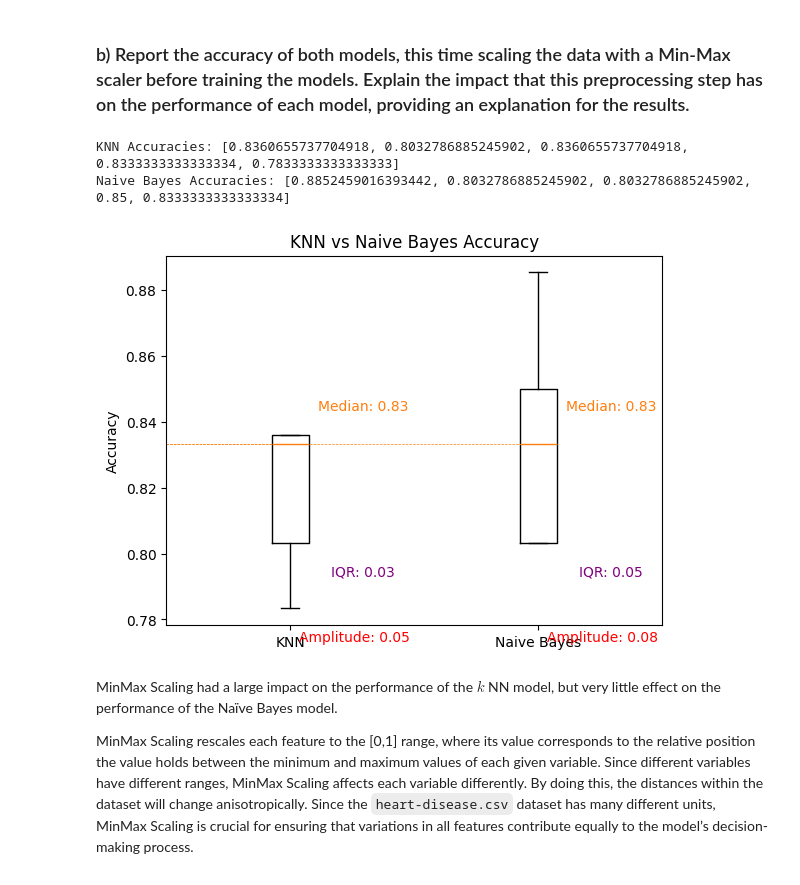
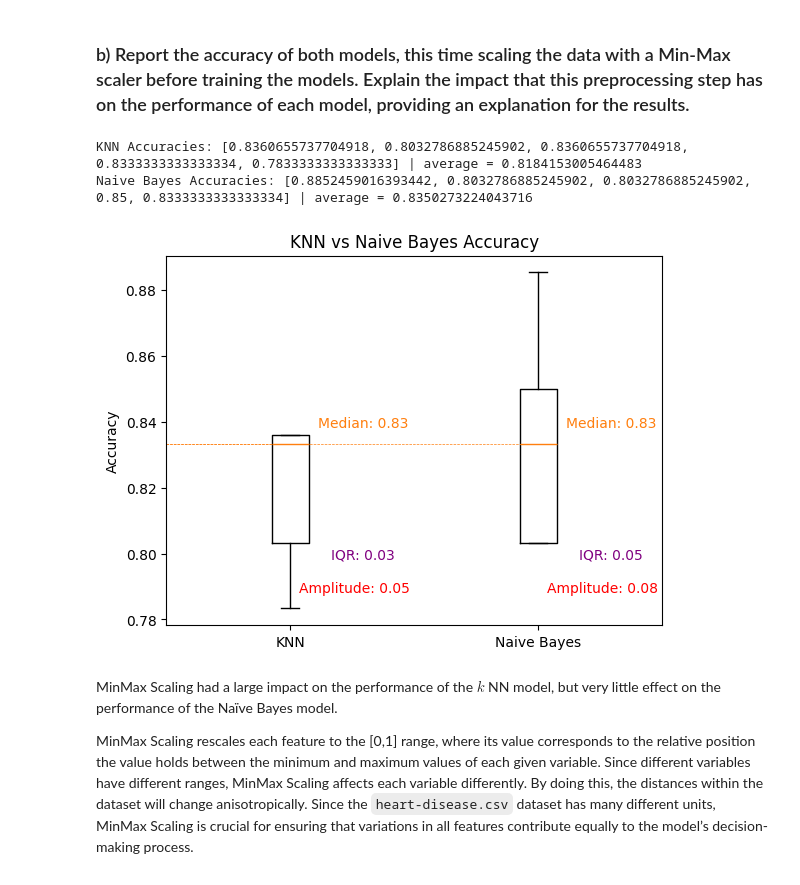
Before and after one commit to martinha-ssv/ML-Homeworks, a Jupyter notebook: HW2/G21_notebook.ipynb, the cells around one changed output. Drawn from its saved outputs; the diff is of its cells as text; code cells hidden in the pictures.

```diff
--- a/HW2/G21_notebook.ipynb
+++ b/HW2/G21_notebook.ipynb
@@ -69,15 +69,13 @@ knn_accuracies, nbayes_accuracies = knn_vs_nbayes(data)
 # %%
 # Create visualization
 
-def visualize_accuracies(knn_accuracies, nbayes_accuracies):
-    print(colored(f'KNN Accuracies: {knn_accuracies}', 'green'))
-    print(colored(f'Naive Bayes Accuracies: {nbayes_accuracies}', 'green'))
+def visualize_accuracies(knn_accuracies, nbayes_accuracies, xoffset, yoffset):
+    print(colored(f'KNN Accuracies: {knn_accuracies} | average = {np.mean(knn_accuracies)}', 'green'))
+    print(colored(f'Naive Bayes Accuracies: {nbayes_accuracies} | average = {np.mean(nbayes_accuracies)}', 'green'))
     fig = plt.boxplot([knn_accuracies, nbayes_accuracies], tick_labels=['KNN', 'Naive Bayes'])
 
     for i, line in enumerate(fig['medians']):
         x, y = line.get_xydata()[0]
-        xoffset = 0.37
-        yoffset = 0.01
         plt.text(x+xoffset, y+yoffset, f'Median: {y:.2f}', horizontalalignment='center', color='tab:orange')
         plt.axhline(y, color='tab:orange', linestyle='--', linewidth=0.5, xmax=0.5*x-0.2)
         q0 = fig['whiskers'][2*i].get_ydata()[1]
@@ -94,6 +92,7 @@ def visualize_accuracies(knn_accuracies, nbayes_accuracies):
     plt.ylabel('Accuracy')
     return fig
 
-fig = visualize_accuracies(knn_accuracies, nbayes_accuracies)
+fig = visualize_accuracies(knn_accuracies, nbayes_accuracies, 0.37, 0.01)
+plt.savefig('report_figs/knn_vs_nbayes.png')
 plt.show()
 # %% [output]
@@ -124,12 +123,13 @@ for idx, (train_index, _) in enumerate(splits):
 ### b) Report the accuracy of both models, this time scaling the data with a Min-Max scaler before training the models. Explain the impact that this preprocessing step has on the performance of each model, providing an explanation for the results.
 # %%
 knn_accuracies_scaled, nbayes_accuracies_scaled = knn_vs_nbayes(data, scale=True)
-fig = visualize_accuracies(knn_accuracies_scaled, nbayes_accuracies_scaled)
+fig = visualize_accuracies(knn_accuracies_scaled, nbayes_accuracies_scaled, 0.37, 0.005)
+plt.savefig('report_figs/knn_vs_nbayes_scaled.png')
 plt.show()
 # %% [output]
-KNN Accuracies: [0.8360655737704918, 0.8032786885245902, 0.8360655737704918, 0.8333333333333334, 0.7833333333333333]
-Naive Bayes Accuracies: [0.8852459016393442, 0.8032786885245902, 0.8032786885245902, 0.85, 0.8333333333333334]
+KNN Accuracies: [0.8360655737704918, 0.8032786885245902, 0.8360655737704918, 0.8333333333333334, 0.7833333333333333] | average = 0.8184153005464483
+Naive Bayes Accuracies: [0.8852459016393442, 0.8032786885245902, 0.8032786885245902, 0.85, 0.8333333333333334] | average = 0.8350273224043716
-[figure, old version]
+[figure, new version]
 # %% [markdown]
 MinMax Scaling had a large impact on the performance of the $k$ NN model, but very little effect on the performance of the Naïve Bayes model.
 
```
Also changed, not shown: parts of 4 cells of this notebook, 12 other files.
